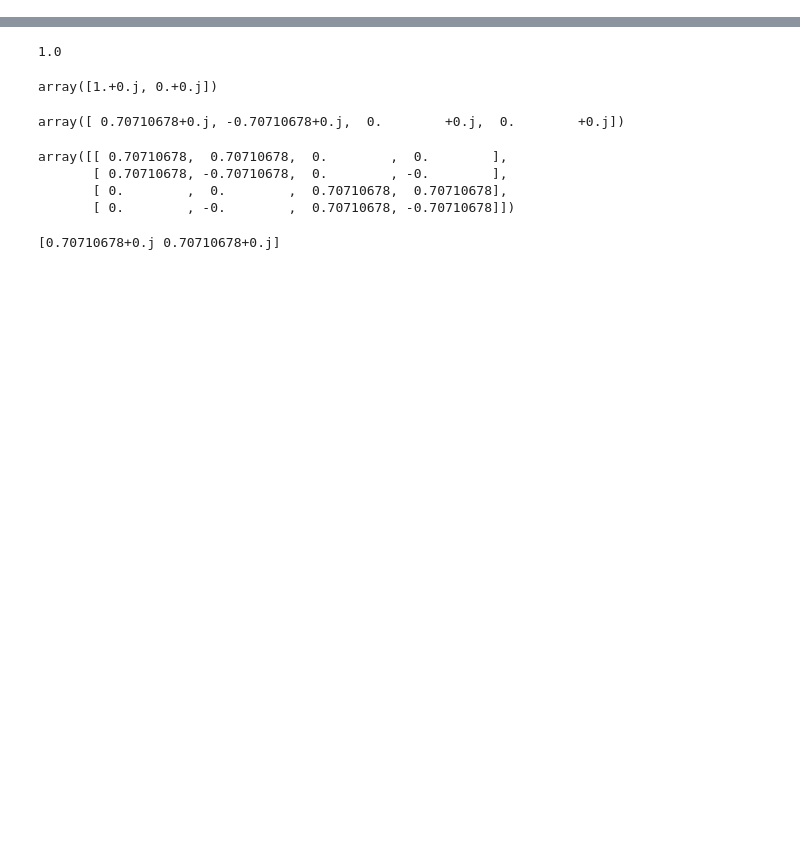
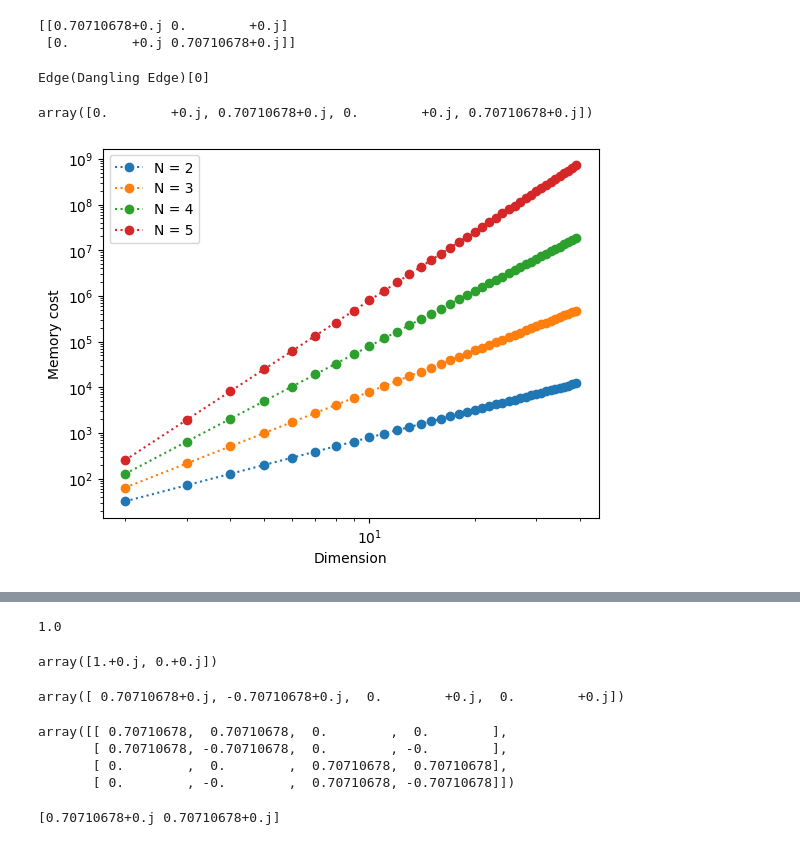
Before and after one commit to FlemmingM/quantum_cuda, a Jupyter notebook: src/tn.ipynb, the cells around one changed output, grey strips where cells are left out. Cells and saved outputs as stored; diff of their text form; code cells hidden in the pictures; blank space fills up the shorter version.

```diff
--- a/src/tn.ipynb
+++ b/src/tn.ipynb
@@ -3,0 +184,18 @@ import numpy as np
+# %%
+
+# Define a 3-qubit state vector |psi>
+n_qubits = 3
+# Parameters
+dim = 2 ** n_qubits
+psi = np.random.rand(dim) + 1j * np.random.rand(dim)  # Random complex state vector
+psi /= np.linalg.norm(psi)  # Normalize the state vector
+
+# Define a random 8x8 unitary matrix U
+U = np.random.rand(dim, dim) + 1j * np.random.rand(dim, dim)
+U, _ = np.linalg.qr(U)  # Make it unitary
+
+# Apply the gate to the state
+psi_prime = np.dot(U, psi)
+
+print("Original state vector (|psi>):\n", psi)
+print("New state vector (|psi'>) after applying U:\n", psi_prime)
@@ -3,0 +414,62 @@ import numpy as np
+# %%
+def apply_gate(qubit_edges, gate, operating_qubits):
+  op = tn.Node(gate)
+  for i, bit in enumerate(operating_qubits):
+    tn.connect(qubit_edges[bit], op[i])
+    qubit_edges[bit] = op[i + len(operating_qubits)]
+
+# These are just numpy arrays of the operators.
+H = np.array([[1, 1], [1, -1]], dtype=complex) / np.sqrt(2)
+CNOT = np.zeros((2, 2, 2, 2), dtype=complex)
+CNOT[0][0][0][0] = 1
+CNOT[0][1][0][1] = 1
+CNOT[1][0][1][1] = 1
+CNOT[1][1][1][0] = 1
+all_nodes = []
+# NodeCollection allows us to store all of the nodes created under this context.
+with tn.NodeCollection(all_nodes):
+  state_nodes = [
+      tn.Node(np.array([1.0 + 0.0j, 0.0 + 0.0j],)) for _ in range(2)
+  ]
+  qubits = [node[0] for node in state_nodes]
+  apply_gate(qubits, H, [0])
+  apply_gate(qubits, CNOT, [0, 1])
+# We can contract the entire tensornetwork easily with a contractor algorithm
+result = tn.contractors.optimal(
+    all_nodes, output_edge_order=qubits)
+print(result.tensor) # array([0.707+0.j, 0.0+0.j], [0.0+0.j, 0.707+0.j])
+# %% [output]
+[[0.70710678+0.j 0.        +0.j]
+ [0.        +0.j 0.70710678+0.j]]
+# %%
+qubits[0]
+# %% [output]
+Edge(Dangling Edge)[0]
+# %%
+psi_mps
+# %% [output]
+array([0.        +0.j, 0.70710678+0.j, 0.        +0.j, 0.70710678+0.j])
+# %%
+def create_tensor(dimension, rank):
+  '''Constructs a tensor of a given rank with random integers'''
+  dim_list = tuple([dimension for _ in range(rank)])
+  return np.random.random_sample(dim_list)
+
+ranks = range(2,6)
+dimensions = range(2,40)
+
+for rank in ranks:
+  memory = []
+  for dim in dimensions:
+      tensor = create_tensor(dim, rank)
+      component = tuple(np.random.randint(0, dim, rank))
+      memory.append(np.sum([x.nbytes for x in tensor]))
+      data = tensor[component]
+  plt.loglog(dimensions, memory,'o',ls=':', label = f'N = {rank}')
+
+plt.legend()
+plt.xlabel('Dimension')
+plt.ylabel('Memory cost')
+plt.show()
+# %% [output]
+[figure, added]
```
Also changed, not shown: parts of 30 cells of this notebook, 4 other files.
